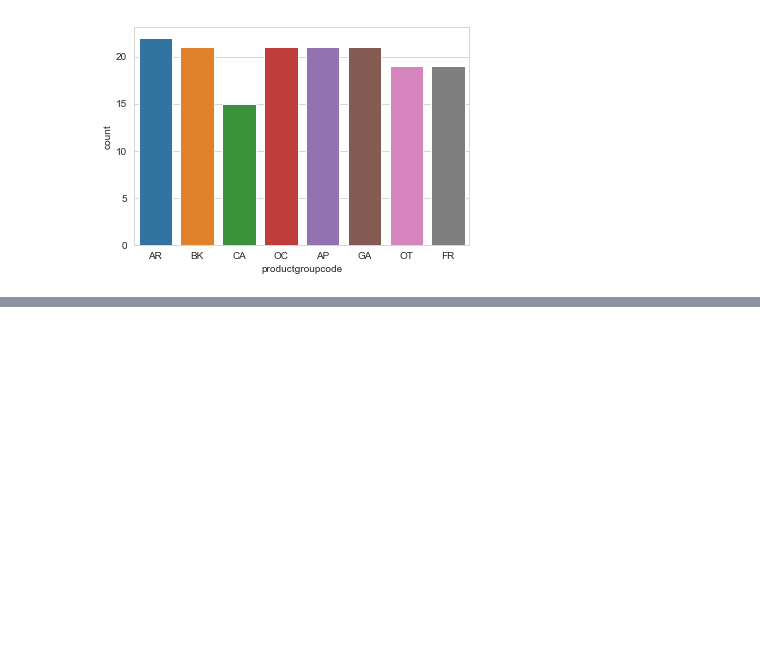
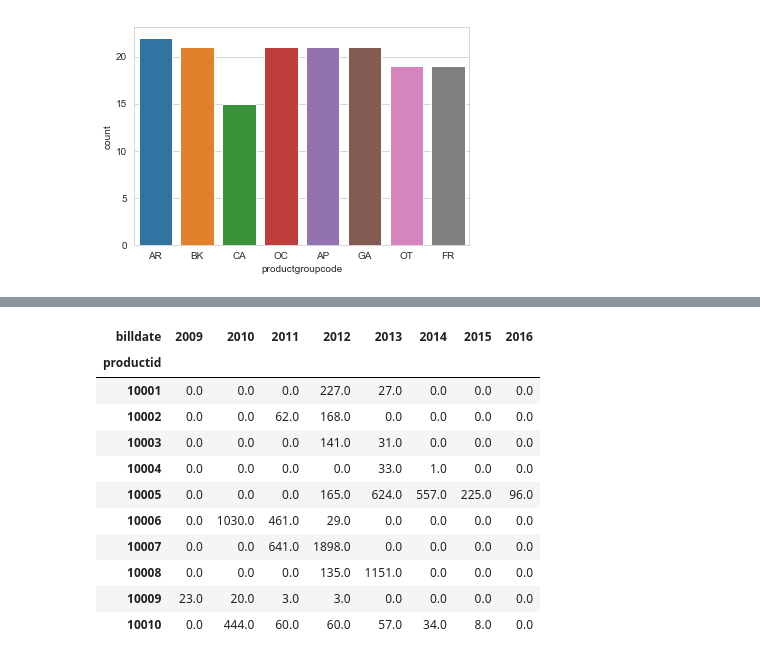
Before and after one commit to MariuszWroc/dataScience, a Jupyter notebook: data science - projekt.ipynb, the cells around one changed output, grey strips where cells are left out. Saved outputs shown, nothing was run; the diff lists cells and outputs as text; code cells hidden in the pictures; blank space fills up the shorter version.

```diff
--- a/data science - projekt.ipynb
+++ b/data science - projekt.ipynb
@@ -333,0 +443,20 @@ model = GaussianNB()
+# %%
+#Teraz sprawdzimy czy wyjdzie lepsza prognoza sprzedży jeżeli użyjemy produktów
+GroupByProductid = orderlinesOrderCustomer
+GroupByProductid = GroupByProductid.groupby(['productid', 'billdate']).size()
+GroupByProductid = GroupByProductid.unstack()
+GroupByProductid = GroupByProductid.fillna(0)
+GroupByProductid.head(10)
+# %% [output]
+| billdate | 2009 | 2010 | 2011 | 2012 | 2013 | 2014 | 2015 | 2016 |
+| productid |  |  |  |  |  |  |  |  |
+| 10001 | 0.0 | 0.0 | 0.0 | 227.0 | 27.0 | 0.0 | 0.0 | 0.0 |
+| 10002 | 0.0 | 0.0 | 62.0 | 168.0 | 0.0 | 0.0 | 0.0 | 0.0 |
+| 10003 | 0.0 | 0.0 | 0.0 | 141.0 | 31.0 | 0.0 | 0.0 | 0.0 |
+| 10004 | 0.0 | 0.0 | 0.0 | 0.0 | 33.0 | 1.0 | 0.0 | 0.0 |
+| 10005 | 0.0 | 0.0 | 0.0 | 165.0 | 624.0 | 557.0 | 225.0 | 96.0 |
+| 10006 | 0.0 | 1030.0 | 461.0 | 29.0 | 0.0 | 0.0 | 0.0 | 0.0 |
+| 10007 | 0.0 | 0.0 | 641.0 | 1898.0 | 0.0 | 0.0 | 0.0 | 0.0 |
+| 10008 | 0.0 | 0.0 | 0.0 | 135.0 | 1151.0 | 0.0 | 0.0 | 0.0 |
+| 10009 | 23.0 | 20.0 | 3.0 | 3.0 | 0.0 | 0.0 | 0.0 | 0.0 |
+| 10010 | 0.0 | 444.0 | 60.0 | 60.0 | 57.0 | 34.0 | 8.0 | 0.0 |
```
Also changed, not shown: parts of 35 cells of this notebook.
